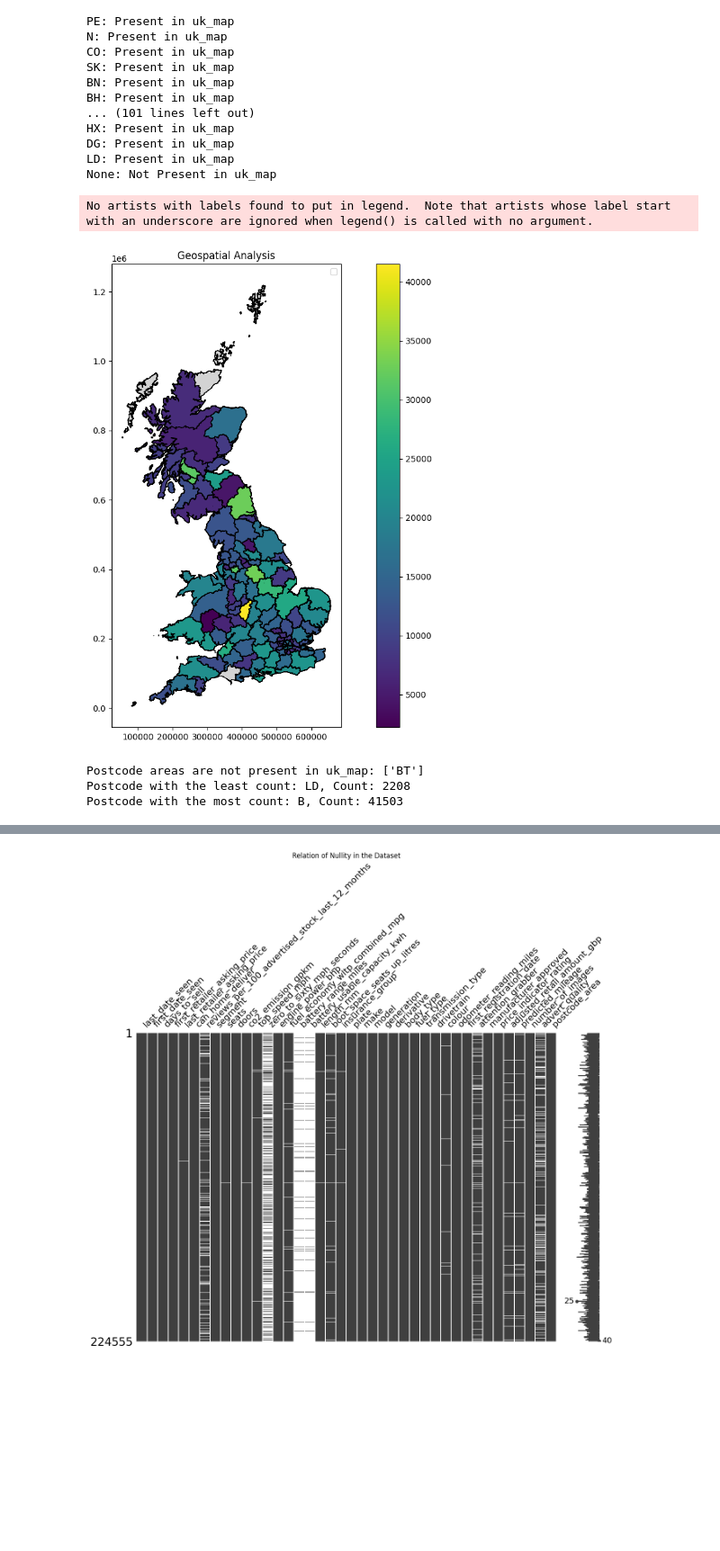
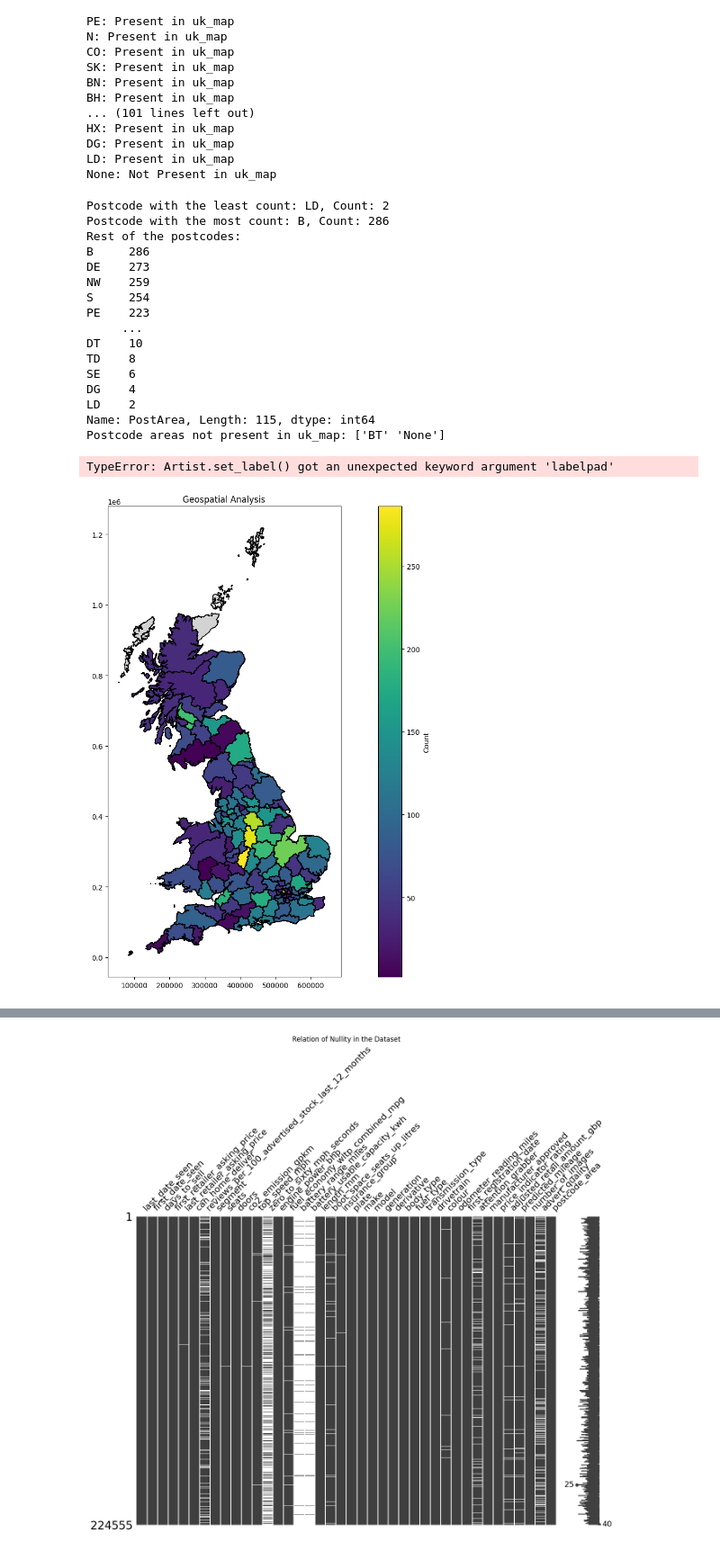
Before and after one commit to 4REHMA70/auto-trader, a Jupyter notebook: a.ipynb, the cells around one changed output, grey strips where cells are left out. Shown at 90% size. Drawn from its saved outputs; the diff is of its cells as text; code cells hidden in the pictures; blank space fills up the shorter version.

```diff
--- a/a.ipynb
+++ b/a.ipynb
@@ -479,30 +498,62 @@ None: Not Present in uk_map
 # %%
 
 def geospatial_analysis(subset_df, uk_map):
+    if 'postcode_area' not in subset_df.columns or 'PostArea' not in uk_map.columns:
+        print("Error: Required columns not found in dataframes.")
+        return
+
     missing_postcode_areas = subset_df[~subset_df['postcode_area'].isin(uk_map['PostArea'])]['postcode_area'].unique()
 
     selected_uk_map = uk_map[uk_map['PostArea'].isin(subset_df['postcode_area'].unique())]
+
     merged_data_subset = selected_uk_map.merge(subset_df, left_on='PostArea', right_on='postcode_area', how='left')
+
+    counts_by_postcode = merged_data_subset['PostArea'].value_counts()
+
+    merged_data_subset['Count'] = merged_data_subset.groupby('PostArea')['PostArea'].transform('count')
+
     fig, ax = plt.subplots(figsize=(15, 10))
     uk_map.plot(ax=ax, color='lightgrey', edgecolor='black')
+    geo_plot = merged_data_subset.plot(ax=ax, column='Count', cmap='viridis', markersize=50, legend=True, edgecolor='black', legend_kwds={'label': "Count"}, vmin=counts_by_postcode.min(), vmax=counts_by_postcode.max())
 
-    merged_data_subset.plot(ax=ax, column='PCCnt', cmap='viridis', markersize=50, legend=True, edgecolor='black')
-    min_count_postcode = merged_data_subset.loc[merged_data_subset['PCCnt'].idxmin(), 'PostArea']
-    max_count_postcode = merged_data_subset.loc[merged_data_subset['PCCnt'].idxmax(), 'PostArea']
+    if not counts_by_postcode.empty:
+        min_count_postcode = counts_by_postcode.idxmin()
+        max_count_postcode = counts_by_postcode.idxmax()
 
-    plt.title(f'Geospatial Analysis')
-    plt.legend()
+        print(f"Postcode with the least count: {min_count_postcode}, Count: {counts_by_postcode[min_count_postcode]}")
+        print(f"Postcode with the most count: {max_count_postcode}, Count: {counts_by_postcode[max_count_postcode]}")
+        print(f"Rest of the postcodes: \n{counts_by_postcode}")
+    else:
+        print("No data to display.")
+
+    print(f"Postcode areas not present in uk_map: {missing_postcode_areas}")
+
+    plt.title('Geospatial Analysis')
+    plt.tight_layout()
+
+    cbar = geo_plot.get_figure().get_axes()[1]
+    cbar.set_label("Count")
+
     plt.show()
 
-    print(f"Postcode areas are not present in uk_map: {missing_postcode_areas}")
-    print(f"Postcode with the least count: {min_count_postcode}, Count: {merged_data_subset['PCCnt'].min()}")
-    print(f"Postcode with the most count: {max_count_postcode}, Count: {merged_data_subset['PCCnt'].max()}")
-
-subset_of_data = dropped_df.sample(1000)
+subset_of_data = dropped_df.sample(10000)
 geospatial_analysis(subset_of_data, uk_map)
 # %% [output]
-No artists with labels found to put in legend.  Note that artists whose label start with an underscore are ignored when legend() is called with no argument.
+Postcode with the least count: LD, Count: 2
+Postcode with the most count: B, Count: 286
+Rest of the postcodes:
+B     286
+DE    273
+NW    259
+S     254
+PE    223
+     ...
+DT    10
+TD    8
+SE    6
+DG    4
+LD    2
+Name: PostArea, Length: 115, dtype: int64
+Postcode areas not present in uk_map: ['BT' 'None']
+TypeError: Artist.set_label() got an unexpected keyword argument 'labelpad'
-[figure, old version]
+[figure, new version]
-Postcode areas are not present in uk_map: ['BT']
-Postcode with the least count: LD, Count: 2208
-Postcode with the most count: B, Count: 41503
```
Also changed, not shown: parts of 7 cells of this notebook.
